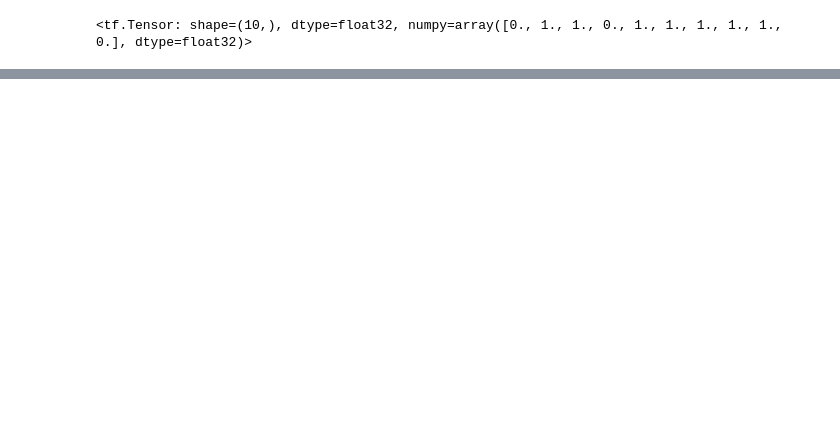
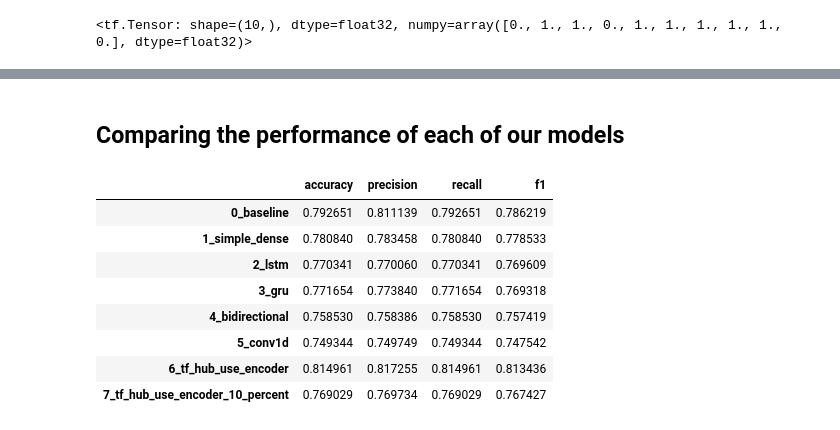
Before and after one commit to schauppi/Udemy_TensorFlow_Developer, a Jupyter notebook: Abschnitt_8_NLP_fundamentals_in_TensorFlow/08_introduction_to_nlp_in_tensorflow.ipynb, the cells around one changed output, grey strips where cells are left out. Saved outputs shown, nothing was run; the diff lists cells and outputs as text; code cells hidden in the pictures; blank space fills up the shorter version.

```diff
--- a/Abschnitt_8_NLP_fundamentals_in_TensorFlow/08_introduction_to_nlp_in_tensorflow.ipynb
+++ b/Abschnitt_8_NLP_fundamentals_in_TensorFlow/08_introduction_to_nlp_in_tensorflow.ipynb
@@ -1214,0 +1227,2 @@ model_7_results
+# %% [markdown]
+## Comparing the performance of each of our models
@@ -1214,0 +1240,14 @@ model_7_results
+# %%
+# Reduce the accuracy to the same scale as other metrics
+all_model_results["accuracy"] = all_model_results["accuracy"]/100
+all_model_results
+# %% [output]
+|  | accuracy | precision | recall | f1 |
+| 0_baseline | 0.792651 | 0.811139 | 0.792651 | 0.786219 |
+| 1_simple_dense | 0.780840 | 0.783458 | 0.780840 | 0.778533 |
+| 2_lstm | 0.770341 | 0.770060 | 0.770341 | 0.769609 |
+| 3_gru | 0.771654 | 0.773840 | 0.771654 | 0.769318 |
+| 4_bidirectional | 0.758530 | 0.758386 | 0.758530 | 0.757419 |
+| 5_conv1d | 0.749344 | 0.749749 | 0.749344 | 0.747542 |
+| 6_tf_hub_use_encoder | 0.814961 | 0.817255 | 0.814961 | 0.813436 |
+| 7_tf_hub_use_encoder_10_percent | 0.769029 | 0.769734 | 0.769029 | 0.767427 |
```
Also changed, not shown: parts of 80 cells of this notebook.
